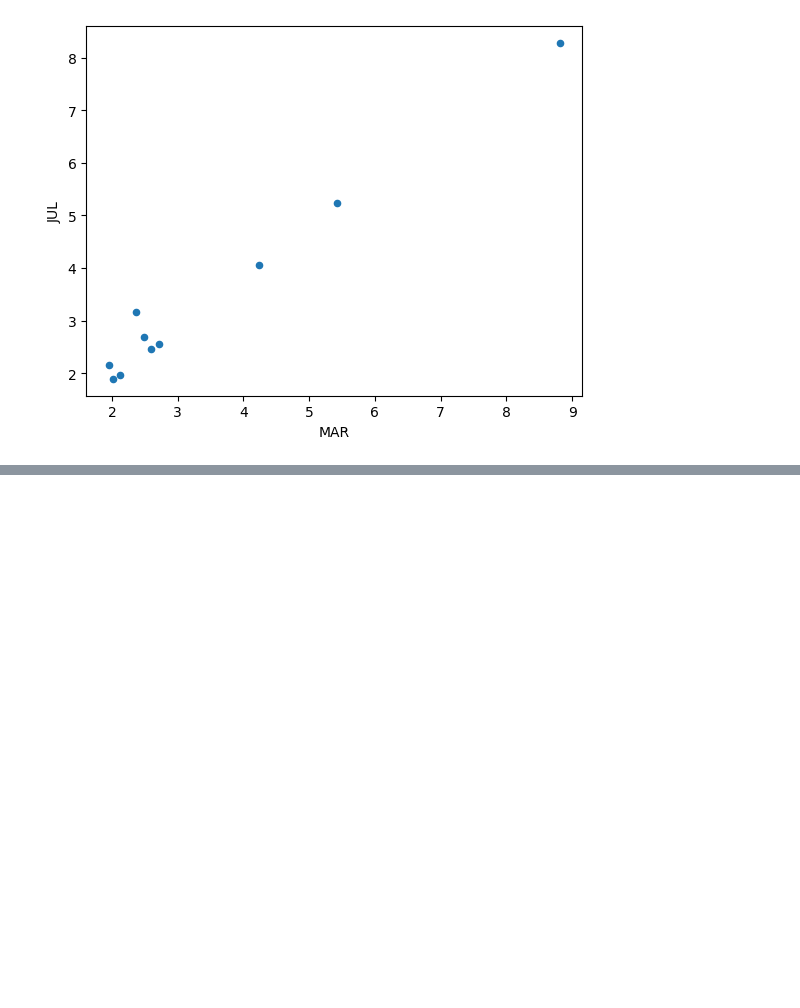
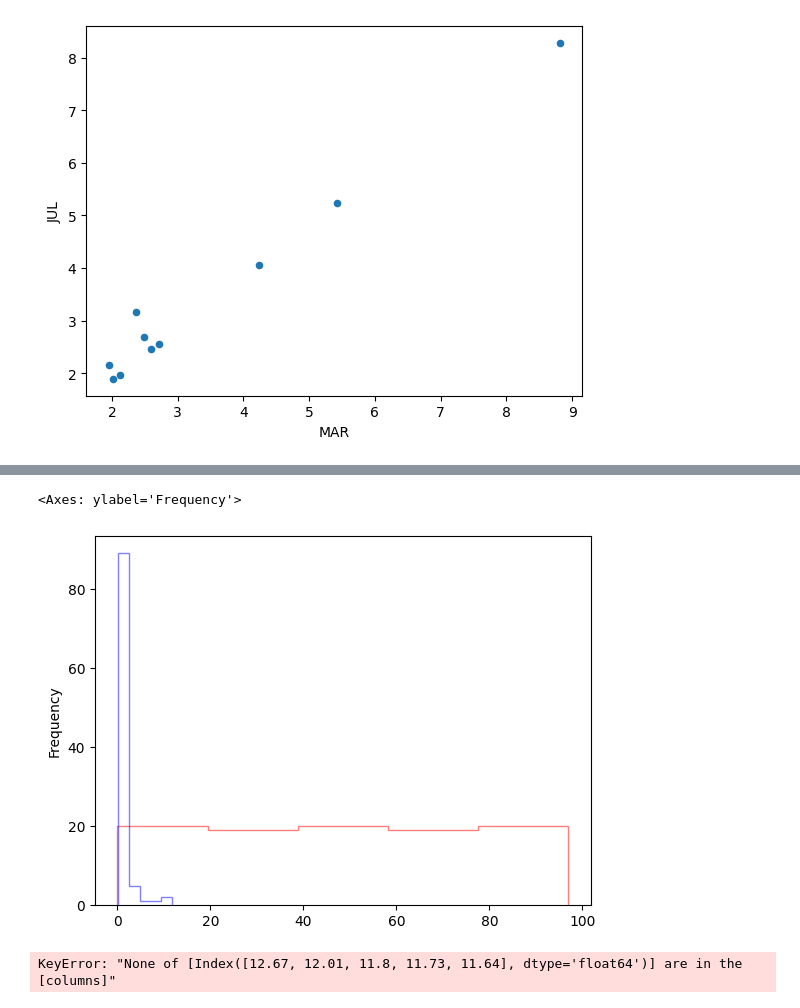
Before and after one commit to JosephB2/Code-Lancashire-Python-Module, a Jupyter notebook: Pandas homework.ipynb, the cells around one changed output, grey strips where cells are left out. Cells and saved outputs as stored; diff of their text form; code cells hidden in the pictures; blank space fills up the shorter version.

```diff
--- a/Pandas homework.ipynb
+++ b/Pandas homework.ipynb
@@ -182,2 +183,18 @@ I'm trying to make a graph similar to the ones on Steam's own visualisation of t
 
 Time for more documentation reading.
+# %%
+fig, axes = plt.subplots(nrows=1, ncols=1)
+df['gpu']['Unnamed: 0'].plot.hist(histtype='step', ax=axes, bins=5, alpha=0.5, color='red')
+df['gpu']['JUL'].plot.hist(histtype='step', ax=axes, bins=5, alpha=0.5, color='blue')
+# %% [output]
+<Axes: ylabel='Frequency'>
+[figure, added]
+# %%
+df['gpu'][1:11].plot.hist(x='Unnamed: 0', y=[
+    df['gpu']['MAR'].iloc[0],
+    df['gpu']['APR'].iloc[0],
+    df['gpu']['MAY'].iloc[0],
+    df['gpu']['JUN'].iloc[0],
+    df['gpu']['JUL'].iloc[0]])
+# %% [output]
+KeyError: "None of [Index([12.67, 12.01, 11.8, 11.73, 11.64], dtype='float64')] are in the [columns]"
```
Also changed, not shown: parts of 1 cell of this notebook, 2 other files.
